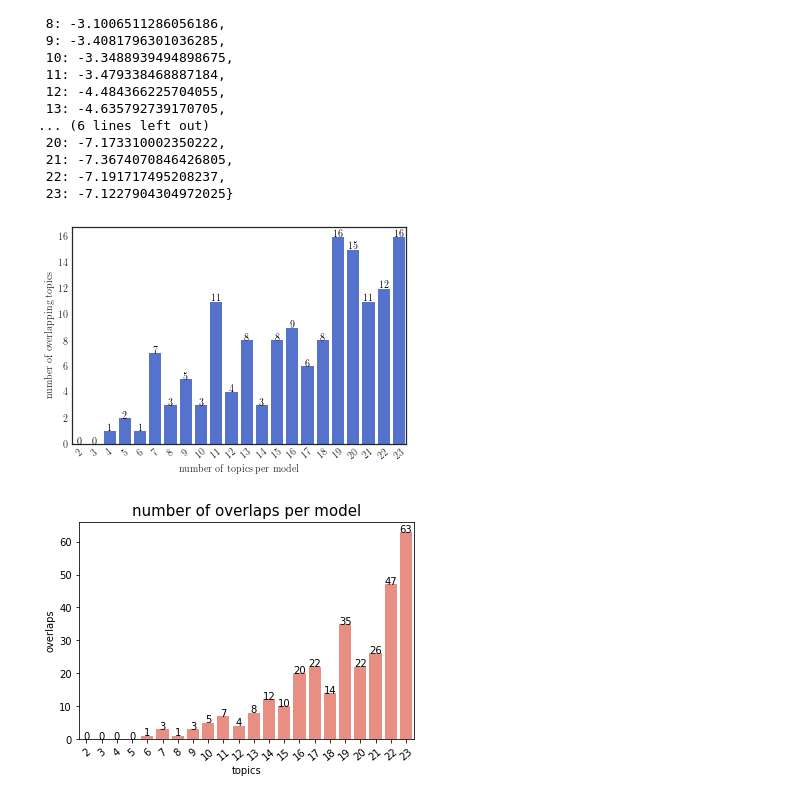
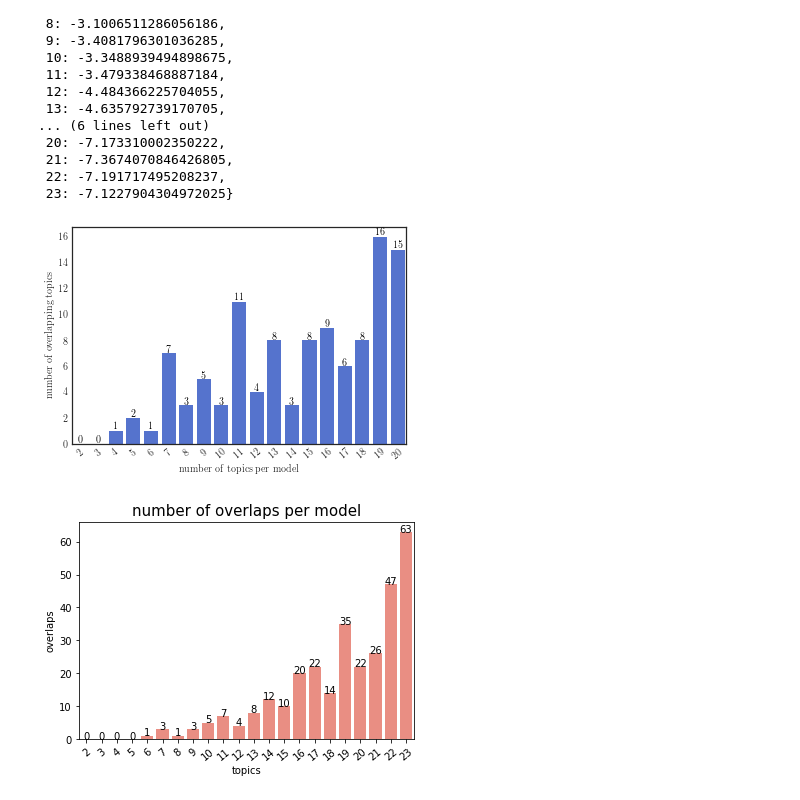
Before and after one commit to ScottishFold007/recsys_telenor, a Jupyter notebook: data_analysis/lda/actions_lda.ipynb, the cells around one changed output. Cells and saved outputs as stored; diff of their text form; code cells hidden in the pictures.

```diff
--- a/data_analysis/lda/actions_lda.ipynb
+++ b/data_analysis/lda/actions_lda.ipynb
@@ -230,6 +230,9 @@ plt.rc('font', family='serif')
 coherence_vals_cv = dicts['coherence_values_cv']
 x = coherence_vals_cv.keys()
 y = coherence_vals_cv.values()
+
+x = list(x)[0:19]
+y = list(y)[0:19]
 
 '''
 cumass = pd.DataFrame(data = list(x), columns = ['number of topics'])
@@ -310,22 +313,23 @@ coherence_vals_umass
 # %%
 # number of overlaps in each model with different number of topics (manually counted)
 fig = plt.figure()
-overlaps = [0,0,1,2,1,7,3,5,3,11,4,8,3,8,9,6,8,16,15,11,12,16]
-o = pd.DataFrame(data = list(x), columns = ['topics'])
+overlaps = [0,0,1,2,1,7,3,5,3,11,4,8,3,8,9,6,8,16,15] #,11,12,16]
+x = list(x)[0:19]
+o = pd.DataFrame(data = x, columns = ['topics'])
 o['overlaps'] = overlaps
 ax = sns.barplot(x="topics", y="overlaps", data=o, color="royalblue")
 ax.set_xticklabels(o['topics'], rotation=40)
 for index, row in o.iterrows():
-    ax.text(index, row.overlaps, row.overlaps, color='black', ha="center")
+    ax.text(index, row.overlaps + 0.1, row.overlaps, color='black', ha="center")
 #plt.title("number of overlapping topics per model", fontsize=15)
 plt.xlabel('number of topics per model')
 plt.ylabel('number of overlapping topics')
 plt.show()
 
 # save as PDF
 fig.savefig("models/overlapping_topics.pdf", bbox_inches='tight')
 # %% [output]
-[figure, old version]
+[figure, new version]
 # %%
 # number of overlaps in each model with different number of topics (manually counted)
 overlaps = [0,0,0,0,1,3,1,3,5,7,4,8,12,10,20,22,14,35,22,26,47,63]
```
Also changed, not shown: parts of 3 cells of this notebook, 4 other files.
